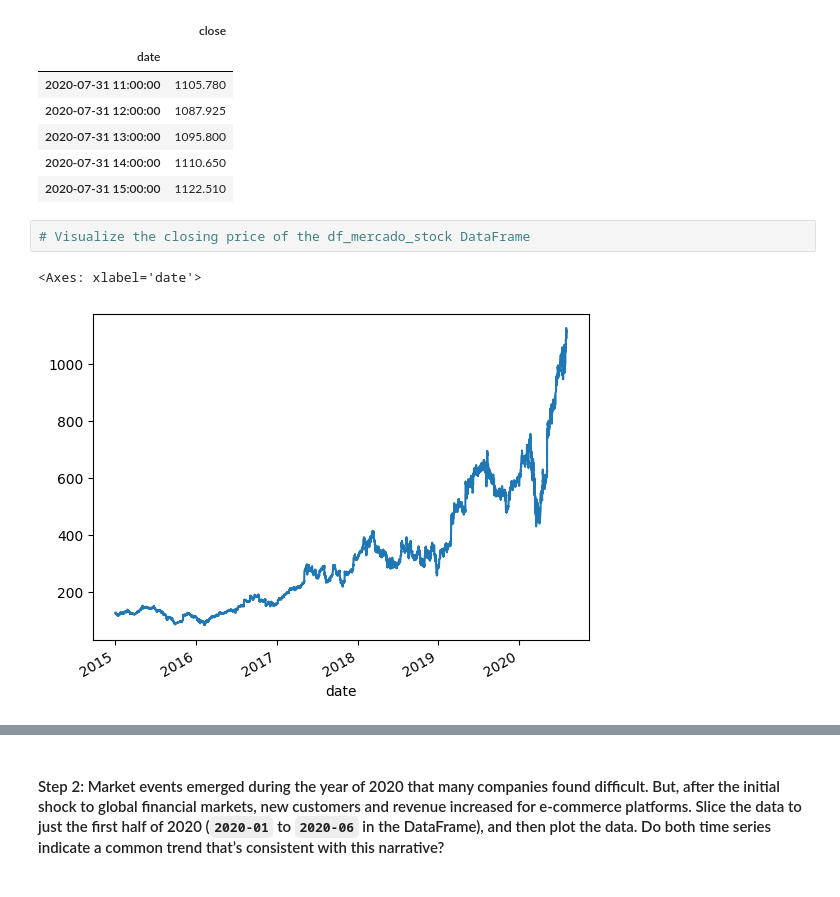
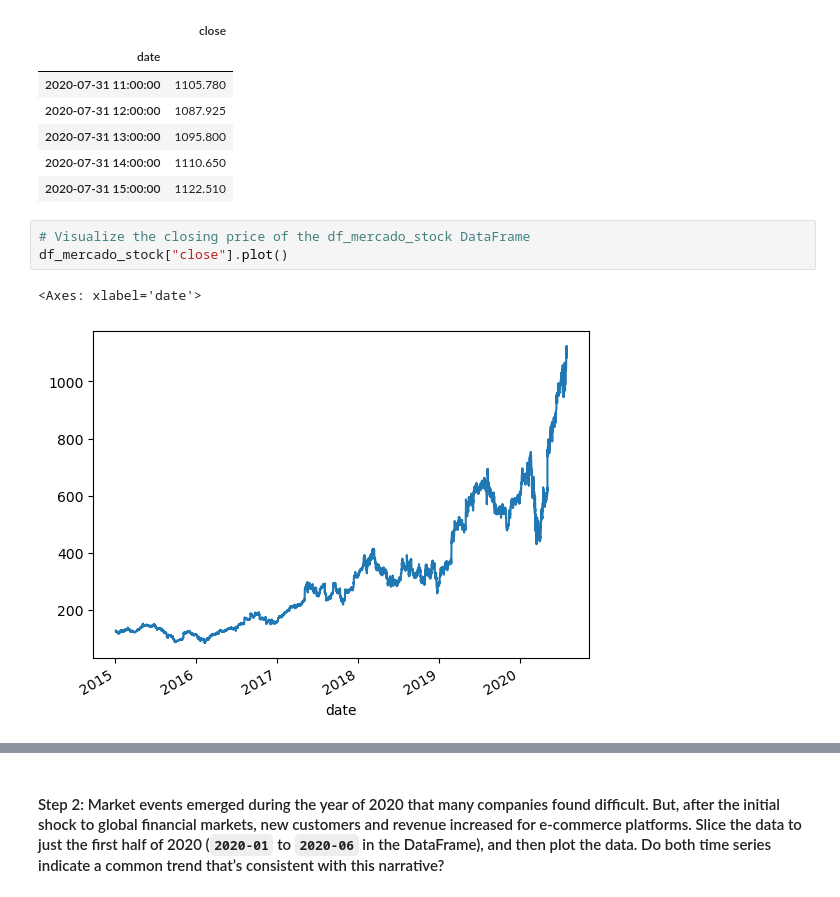
Before and after one commit to JustinFisher22/prophet-challenge, a Jupyter notebook: forecasting_net_prophet.ipynb, the cells around one changed output, grey strips where cells are left out. Cells and saved outputs as stored; diff of their text form.

```diff
--- a/forecasting_net_prophet.ipynb
+++ b/forecasting_net_prophet.ipynb
@@ -232,9 +232,10 @@ display(df_mercado_stock.tail())
 | 2020-07-31 15:00:00 | 1122.510 |
 # %%
 # Visualize the closing price of the df_mercado_stock DataFrame
+df_mercado_stock["close"].plot()
 # %% [output]
 <Axes: xlabel='date'>
-[figure, old version]
+[figure, new version]
 # %%
 # Concatenate the df_mercado_stock DataFrame with the df_mercado_trends DataFrame
 # Concatenate the DataFrame by columns (axis=1), and drop and rows with only one column of data
```
Also changed, not shown: parts of 7 cells of this notebook.
